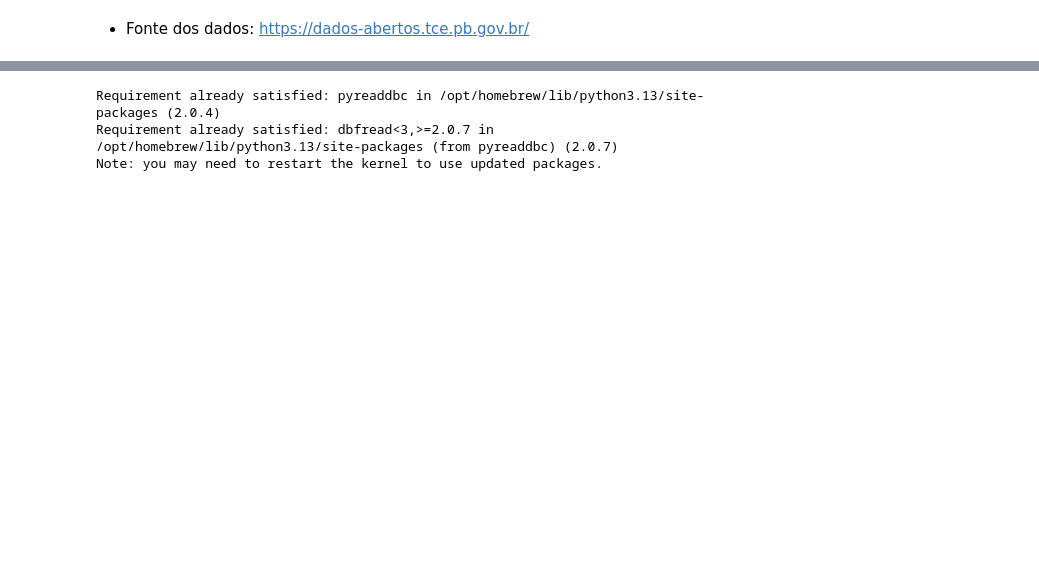
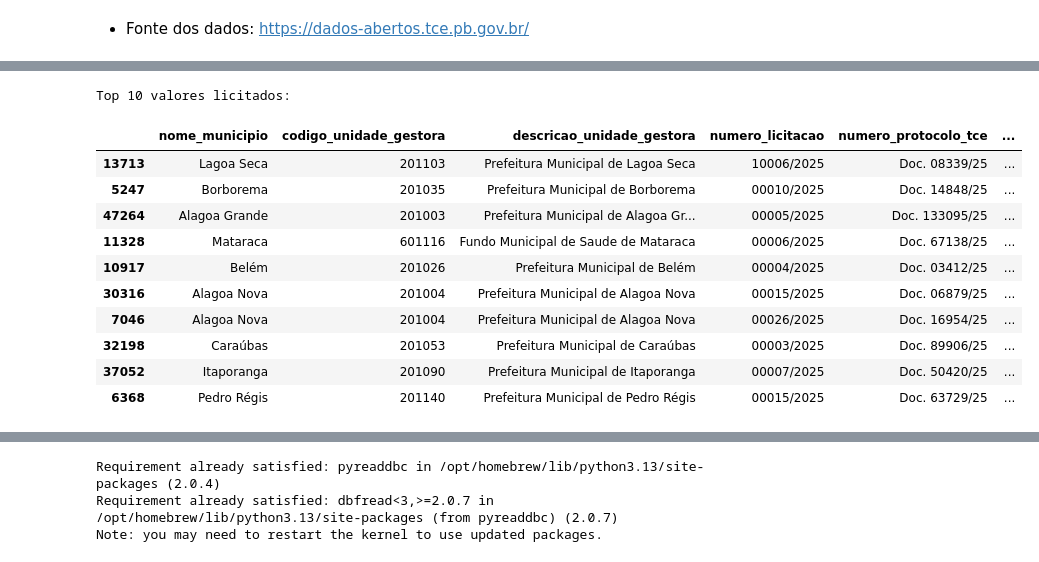
Before and after one commit to ufpbcdn/analise-dados, a Jupyter notebook: scripts/aula_read_sus.ipynb, the cells around one changed output, grey strips where cells are left out. Saved outputs shown, nothing was run; the diff lists cells and outputs as text; code cells hidden in the pictures; blank space fills up the shorter version.

```diff
--- a/scripts/aula_read_sus.ipynb
+++ b/scripts/aula_read_sus.ipynb
@@ -1,11 +1,41 @@
 # %% [markdown]
 - Fonte dos dados: https://dados-abertos.tce.pb.gov.br/
 # %%
-file = '/Users/alessiotony/Downloads/despesas-2025.csv'
+file = '/Users/alessiotony/Downloads/licitacoes-2025.csv'
 
 import pandas as pd
 
-df = pd.read_csv(file, sep=';')
+df = pd.read_csv(file, sep=';',
+                 decimal=',',
+                 thousands='.',
+                 dtype={'cpf_cnpj_proponente': str},
+                 parse_dates=['data_homologacao'],
+                 date_format='%d/%m/%Y')
+
 df.info()
+df['pessoa_fisica'] = df['cpf_cnpj_proponente'].str.len() == 11
+
+# Remover espaços extras em variáveis textuais
+cols_texto = df.select_dtypes(include="object").columns
+
+for col in cols_texto:
+    df[col] = df[col].astype(str).str.strip()
+
+# ------------------------------------------------------------
+# 2. Visão geral da base
+# ------------------------------------------------------------
+
+print("=" * 80)
+print("1. VISÃO GERAL DA BASE")
+print("=" * 80)
+
+print(f"Arquivo: {file}")
+print(f"Número de linhas: {df.shape[0]:,}".replace(",", "."))
+print(f"Número de colunas: {df.shape[1]}")
+
+display(df.head())
+
+print("\nInformações gerais:")
+df.info()
 # %% [output]
 <class 'pandas.core.frame.DataFrame'>
@@ -27,0 +225,16 @@ memory usage: 728.6+ MB
+# %%
+print("\nTop 10 valores licitados:")
+df.sort_values(['valor_ofertado'], ascending=False).head(10)
+# %% [output]
+Top 10 valores licitados:
+|  | nome_municipio | codigo_unidade_gestora | descricao_unidade_gestora | numero_licitacao | numero_protocolo_tce | ... |
+| 13713 | Lagoa Seca | 201103 | Prefeitura Municipal de Lagoa Seca | 10006/2025 | Doc. 08339/25 | ... |
+| 5247 | Borborema | 201035 | Prefeitura Municipal de Borborema | 00010/2025 | Doc. 14848/25 | ... |
+| 47264 | Alagoa Grande | 201003 | Prefeitura Municipal de Alagoa Gr... | 00005/2025 | Doc. 133095/25 | ... |
+| 11328 | Mataraca | 601116 | Fundo Municipal de Saude de Mataraca | 00006/2025 | Doc. 67138/25 | ... |
+| 10917 | Belém | 201026 | Prefeitura Municipal de Belém | 00004/2025 | Doc. 03412/25 | ... |
+| 30316 | Alagoa Nova | 201004 | Prefeitura Municipal de Alagoa Nova | 00015/2025 | Doc. 06879/25 | ... |
+| 7046 | Alagoa Nova | 201004 | Prefeitura Municipal de Alagoa Nova | 00026/2025 | Doc. 16954/25 | ... |
+| 32198 | Caraúbas | 201053 | Prefeitura Municipal de Caraúbas | 00003/2025 | Doc. 89906/25 | ... |
+| 37052 | Itaporanga | 201090 | Prefeitura Municipal de Itaporanga | 00007/2025 | Doc. 50420/25 | ... |
+| 6368 | Pedro Régis | 201140 | Prefeitura Municipal de Pedro Régis | 00015/2025 | Doc. 63729/25 | ... |
```
Also changed, not shown: parts of 13 cells of this notebook, 1 other file.
